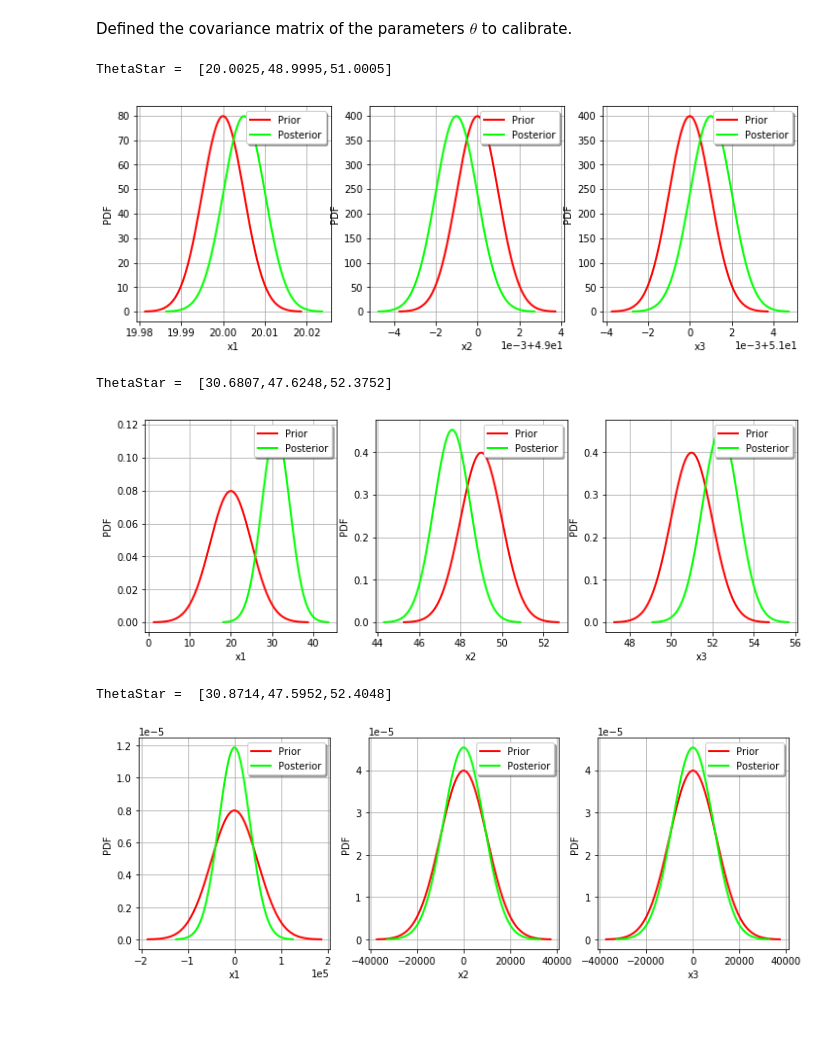
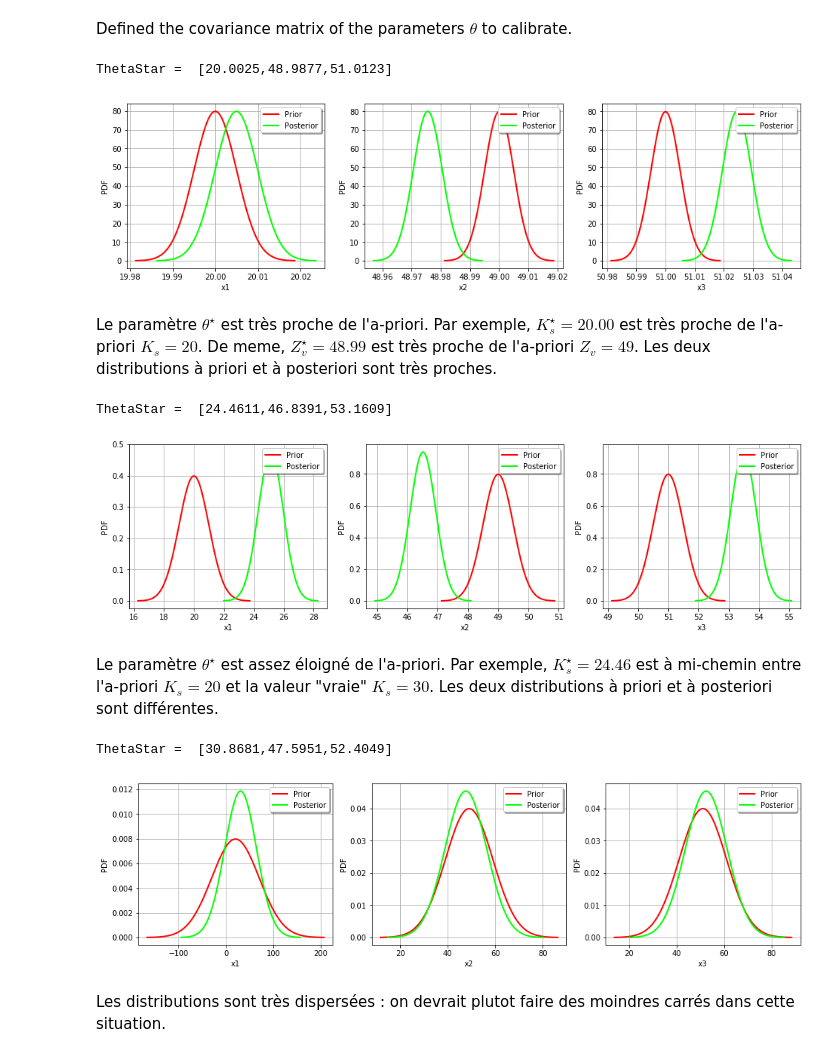
Before and after one commit to mbaudin47/pycrash, a Jupyter notebook: calibration/calibration_flooding_extremes.ipynb, the cells around one changed output. Saved outputs shown, nothing was run; the diff lists cells and outputs as text; code cells hidden in the pictures; blank space fills up the shorter version.

```diff
--- a/calibration/calibration_flooding_extremes.ipynb
+++ b/calibration/calibration_flooding_extremes.ipynb
@@ -138,7 +142,7 @@ class CalibrationAnalysis:
         thetaDescription = thetaPrior.getDescription()
         thetaPosterior = self.calibrationResult.getParameterPosterior()
         thetaDim = thetaPosterior.getDimension()
-        fig = pl.figure(figsize=(12, 4))
+        fig = pl.figure(figsize=(16, 4))
         for i in range(thetaDim):
             graph = ot.Graph("",thetaDescription[i],"PDF",True,"topright")
             # Prior distribution
@@ -439,22 +443,28 @@ def FloodingGaussianNonLinearCalibration(sigmaKs, sigmaZv, sigmaZm):
     return None
 # %%
 # Small background uncertainties : only the background matters
-sigmaKs = 0.005; sigmaZv = 0.001; sigmaZm = 0.001
+sigmaKs = 0.005; sigmaZv = 0.005; sigmaZm = 0.005
 FloodingGaussianNonLinearCalibration(sigmaKs, sigmaZv, sigmaZm)
 # %% [output]
-ThetaStar =  [20.0025,48.9995,51.0005]
+ThetaStar =  [20.0025,48.9877,51.0123]
-[figure, old version]
+[figure, new version]
+# %% [markdown]
+Le paramètre $\theta^\star$ est très proche de l'a-priori. Par exemple, $K_s^\star=20.00$ est très proche de l'a-priori $K_s = 20$. De meme, $Z_v^\star=48.99$ est très proche de l'a-priori $Z_v = 49$. Les deux distributions à priori et à posteriori sont très proches.
 # %%
 # Medium background uncertainties
-sigmaKs = 5.; sigmaZv = 1.; sigmaZm = 1.
+sigmaKs = 1.; sigmaZv = 0.5; sigmaZm = 0.5
 FloodingGaussianNonLinearCalibration(sigmaKs, sigmaZv, sigmaZm)
 # %% [output]
-ThetaStar =  [30.6807,47.6248,52.3752]
+ThetaStar =  [24.4611,46.8391,53.1609]
-[figure, old version]
+[figure, new version]
+# %% [markdown]
+Le paramètre $\theta^\star$ est assez éloigné de l'a-priori. Par exemple, $K_s^\star=24.46$ est à mi-chemin entre l'a-priori $K_s = 20$ et la valeur "vraie" $K_s = 30$.  Les deux distributions à priori et à posteriori sont différentes.
 # %%
 # Large background uncertainties : only the observations matters
-sigmaKs = 50000.; sigmaZv = 10000.; sigmaZm = 10000.
+sigmaKs = 50.; sigmaZv = 10.; sigmaZm = 10.
 FloodingGaussianNonLinearCalibration(sigmaKs, sigmaZv, sigmaZm)
 # %% [output]
-ThetaStar =  [30.8714,47.5952,52.4048]
+ThetaStar =  [30.8681,47.5951,52.4049]
-[figure, old version]
+[figure, new version]
+# %% [markdown]
+Les distributions sont très dispersées : on devrait plutot faire des moindres carrés dans cette situation.
```
Also changed, not shown: parts of 2 cells of this notebook, 6 other files.
